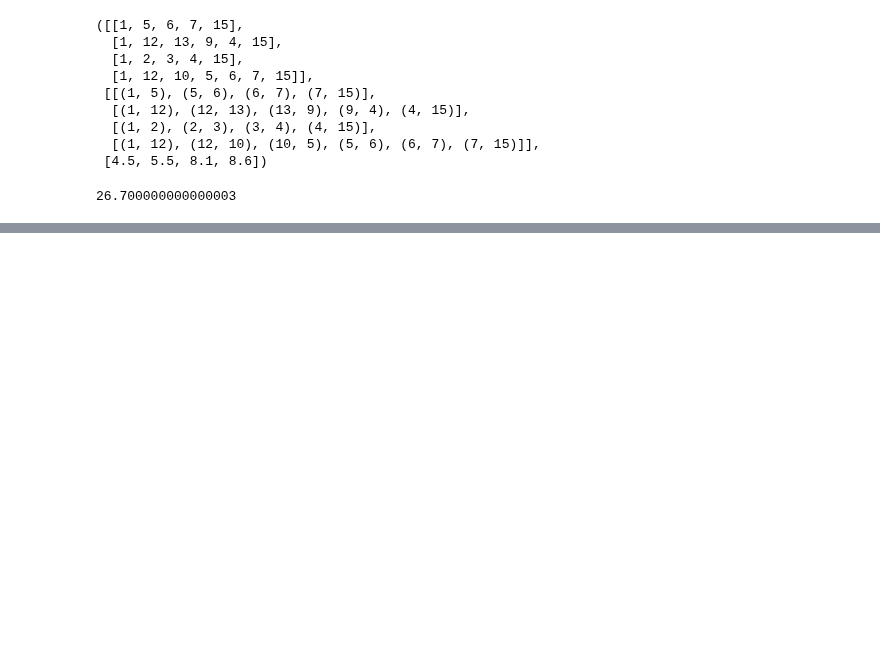
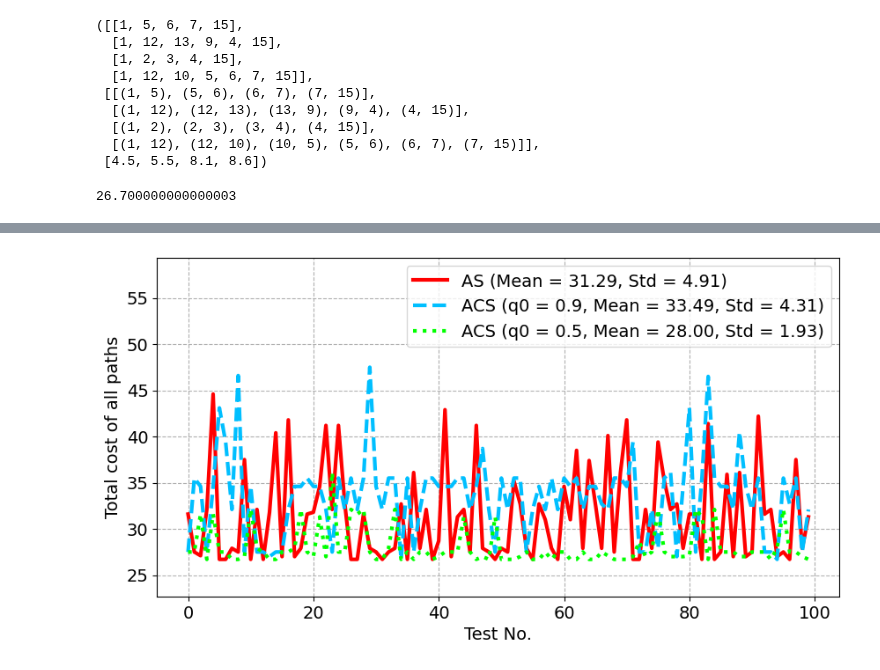
Before and after one commit to nguyenvantin971996/SDN_PyQt5, a Jupyter notebook: ryu_controller/ACO.ipynb, the cells around one changed output, grey strips where cells are left out. Cells and saved outputs as stored; diff of their text form; code cells hidden in the pictures; blank space fills up the shorter version.

```diff
--- a/ryu_controller/ACO.ipynb
+++ b/ryu_controller/ACO.ipynb
@@ -144,21 +148,23 @@ plt.savefig("ACO/ACO_nss.png", dpi=200, bbox_inches='tight')
 # %%
 fig = plt.figure(figsize=(10, 5))
 
 mean_1, std_1 = np.mean(sum_1), np.std(sum_1)
 mean_2, std_2 = np.mean(sum_2), np.std(sum_2)
 mean_3, std_3 = np.mean(sum_3), np.std(sum_3)
 
-plt.ylim(0.9*min(sum_1+sum_2+sum_3), 1.25*max(sum_1+sum_2+sum_3))
+plt.ylim(0.85*min(sum_1+sum_2+sum_3), 1.25*max(sum_1+sum_2+sum_3))
 
-plt.plot(sum_1, label=f"AS (Mean = {mean_1:.1f}, Std = {std_1:.1f})", linewidth=3, color='red')
-plt.plot(sum_2, label=f"ACS (q0 = 0.9, Mean = {mean_2:.1f}, Std = {std_2:.1f})", linewidth=3, color='deepskyblue', linestyle='dashed')
-plt.plot(sum_3, label=f"ACS (q0 = 0.5, Mean = {mean_3:.1f}, Std = {std_3:.1f})", linewidth=3, color='lime', linestyle='dotted')
+plt.plot(sum_1, label=f"AS (Mean = {mean_1:.2f}, Std = {std_1:.2f})", linewidth=3, color='red')
+plt.plot(sum_2, label=f"ACS (q0 = 0.9, Mean = {mean_2:.2f}, Std = {std_2:.2f})", linewidth=3, color='deepskyblue', linestyle='dashed')
+plt.plot(sum_3, label=f"ACS (q0 = 0.5, Mean = {mean_3:.2f}, Std = {std_3:.2f})", linewidth=3, color='lime', linestyle='dotted')
 
 plt.legend(loc="upper right")
 plt.xlabel("Test No.")
 plt.ylabel("Total cost of all paths")
-plt.grid()
+plt.grid(True, linestyle='--')
 plt.savefig("ACO/ACO_sum.png", dpi=200, bbox_inches='tight')
+# %% [output]
+[figure, added]
 # %%
 fig = plt.figure(figsize=(10, 5))
 
```
Also changed, not shown: parts of 7 cells of this notebook.
